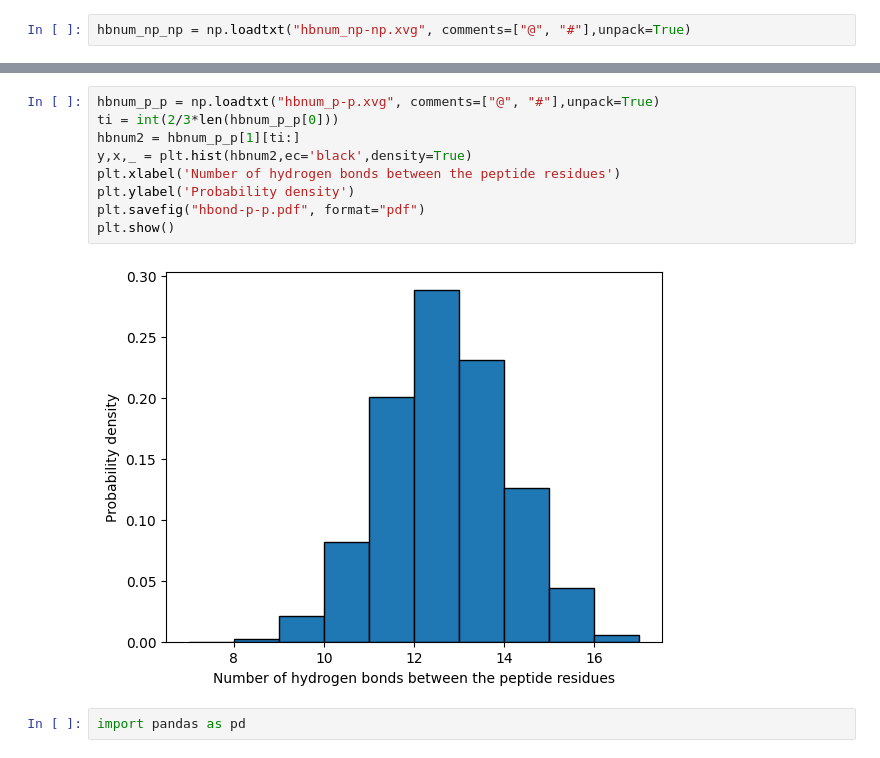
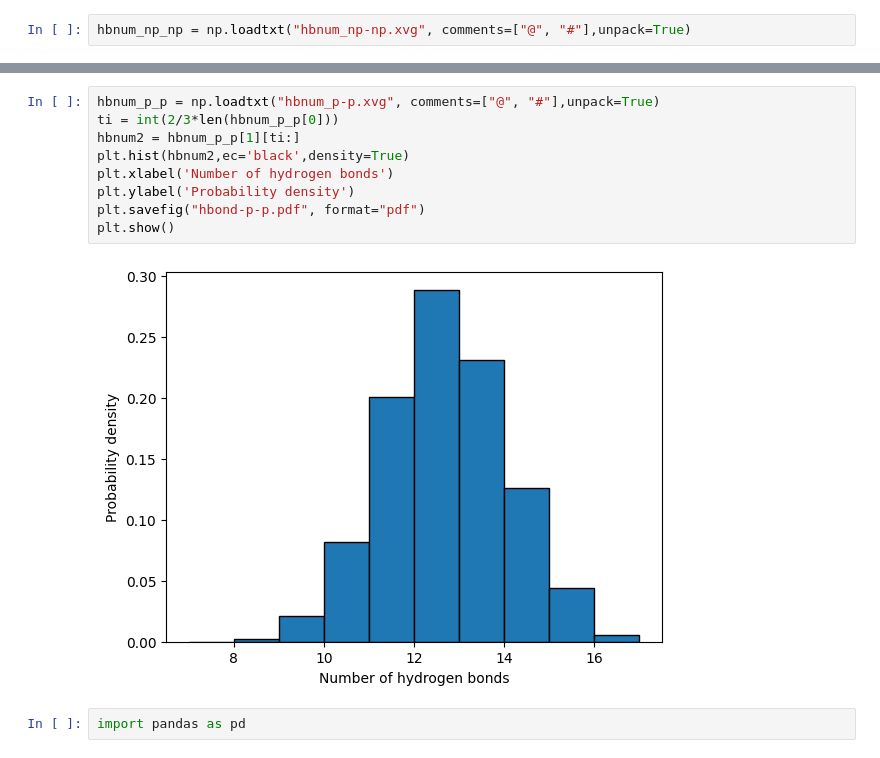
Before and after one commit to YimingHuang1999/PROJECT, a Jupyter notebook: HBOND/GAD1-NVT/T180K/HBOND-NUMBER.ipynb, the cells around one changed output, grey strips where cells are left out. Drawn from its saved outputs; the diff is of its cells as text.

```diff
--- a/HBOND/GAD1-NVT/T180K/HBOND-NUMBER.ipynb
+++ b/HBOND/GAD1-NVT/T180K/HBOND-NUMBER.ipynb
@@ -28,14 +31,14 @@ plt.show()
 # %%
 hbnum_p_p = np.loadtxt("hbnum_p-p.xvg", comments=["@", "#"],unpack=True)
 ti = int(2/3*len(hbnum_p_p[0]))
 hbnum2 = hbnum_p_p[1][ti:]
-y,x,_ = plt.hist(hbnum2,ec='black',density=True)
-plt.xlabel('Number of hydrogen bonds between the peptide residues')
+plt.hist(hbnum2,ec='black',density=True)
+plt.xlabel('Number of hydrogen bonds')
 plt.ylabel('Probability density')
 plt.savefig("hbond-p-p.pdf", format="pdf")
 plt.show()
 # %% [output]
-[figure, old version]
+[figure, new version]
 # %%
 import pandas as pd
 # %%
```
Also changed, not shown: parts of 4 cells of this notebook, 1 other file.
